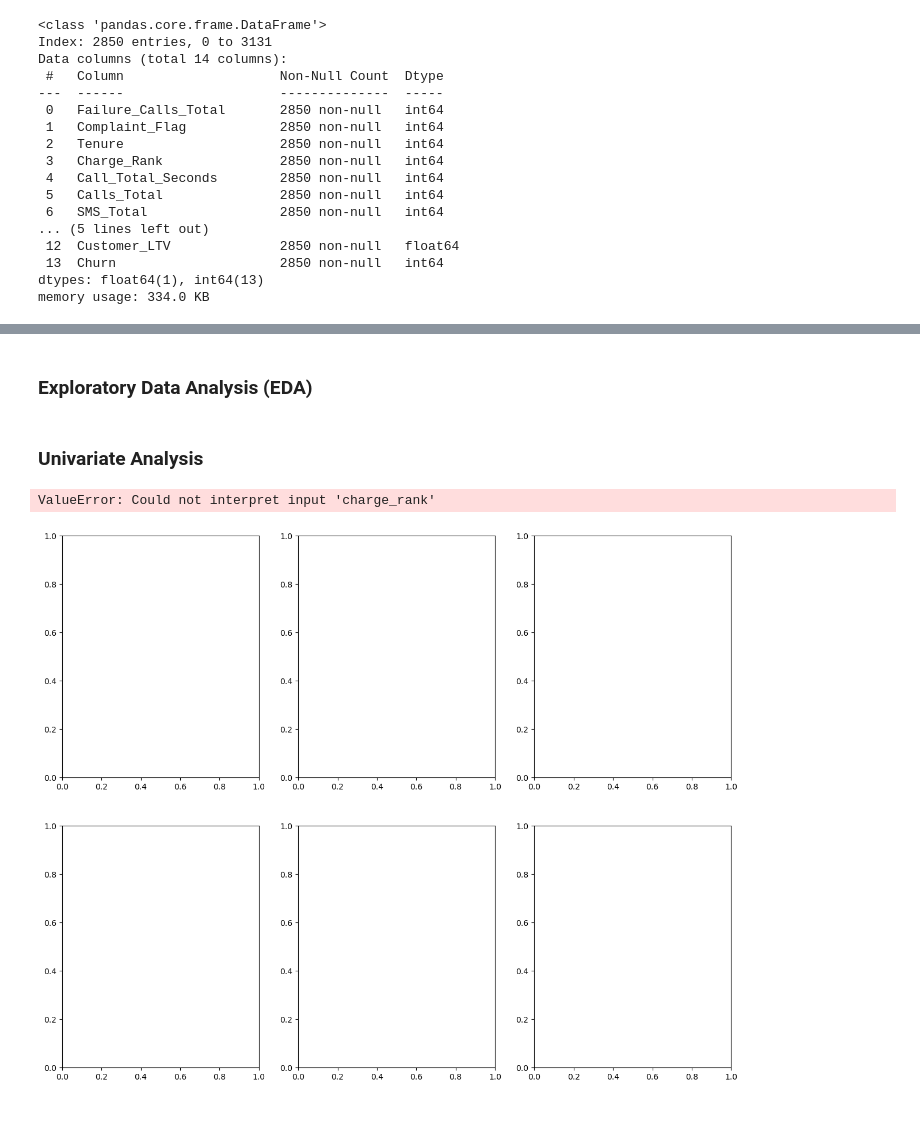
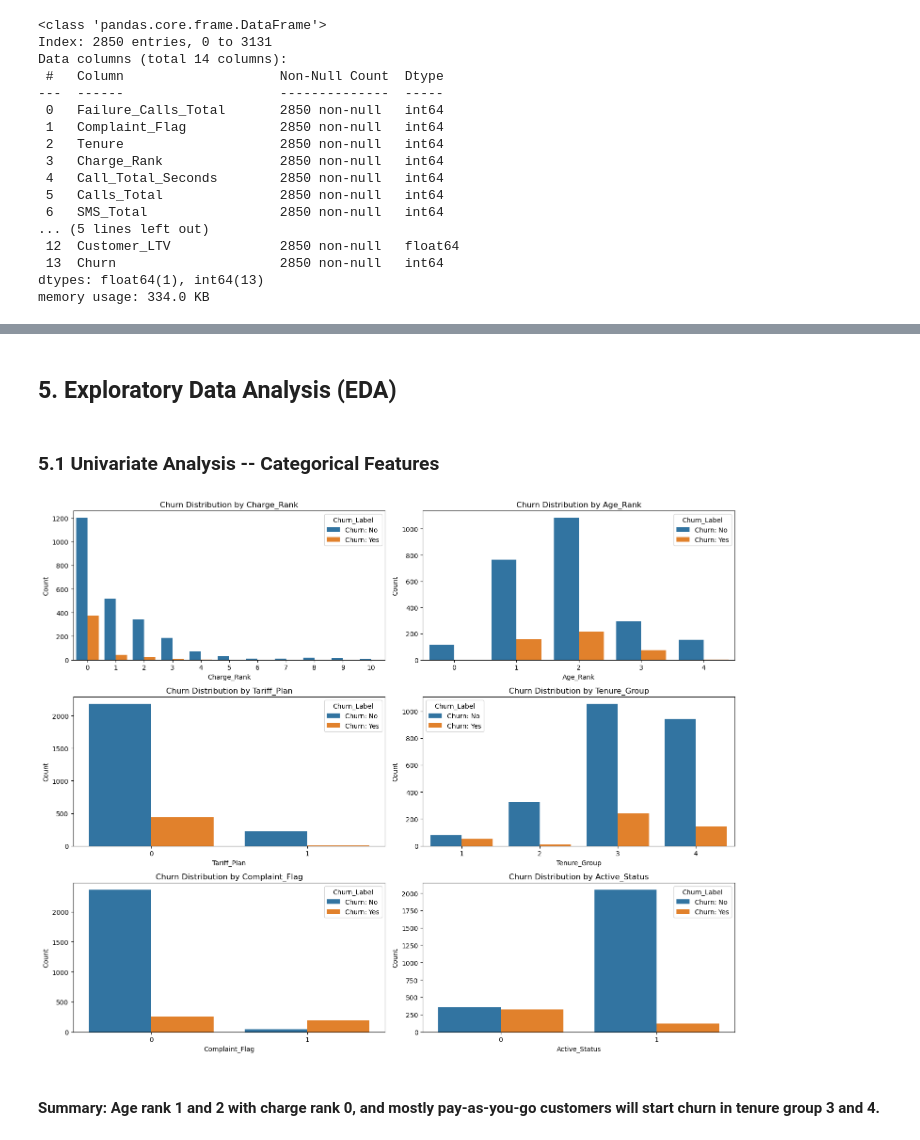
Before and after one commit to FrancisAungThu/TelecomChurnAnalysis, a Jupyter notebook: ChurnAnalysis.ipynb, the cells around one changed output, grey strips where cells are left out. Drawn from its saved outputs; the diff is of its cells as text; code cells hidden in the pictures.

```diff
--- a/ChurnAnalysis.ipynb
+++ b/ChurnAnalysis.ipynb
@@ -205,0 +238,4 @@ df['Active_Status']= df['Active_Status'].replace({2:0})
+# %%
+categorical_features= [ "Charge_Rank", "Age_Rank", "Tariff_Plan", "Tenure_Group", "Complaint_Flag", "Active_Status"]
+numerical_features = [ "Failure_Calls_Total", "Customer_LTV", "Call_Total_Seconds", "Calls_Total", "SMS_Total", "Distinct_Called_No_Total"]
+target = "Churn"
@@ -206,24 +262,25 @@ df['Active_Status']= df['Active_Status'].replace({2:0})
 # %% [markdown]
-### Exploratory Data Analysis (EDA)
+## 5. Exploratory Data Analysis (EDA)
 # %% [markdown]
-### Univariate Analysis
+### 5.1 Univariate Analysis -- Categorical Features
-# %%
-# Create a grid of count plots for each categorical variable
-fig, axes = plt.subplots(2, 3, figsize=(15, 12))  # 2x3 grid for 6 plots
-
-# Flatten axes array for easy iteration
-axes = axes.flatten()
-
-# Loop through categorical columns and create a count plot for each on the grid
-for i, column in enumerate(categorical_features):
-    sns.countplot(data=df, x=column, hue='churn', ax=axes[i])
-    axes[i].set_title(f"Churn Distribution by {column}")
-    axes[i].set_xlabel(column)
-    axes[i].set_ylabel("Count")
-
-# Adjust layout for clarity
-plt.tight_layout()
-plt.show()
-# %% [output]
-ValueError: Could not interpret input 'charge_rank'
-[figure, removed]
+# %%
+# Create a grid of count plots for each categorical variable
+fig, axes = plt.subplots(3, 2, figsize=(15, 12))  # 2x3 grid for 6 plots
+
+# Flatten axes array for easy iteration
+axes = axes.flatten()
+
+# Loop through categorical columns and create a count plot for each on the grid
+for i, column in enumerate(categorical_features):
+    sns.countplot(data=df, x=column, hue='Churn_Label', ax=axes[i])
+    axes[i].set_title(f"Churn Distribution by {column}")
+    axes[i].set_xlabel(column)
+    axes[i].set_ylabel("Count")
+
+# Adjust layout for clarity
+plt.tight_layout()
+plt.show()
+# %% [output]
+[figure, added]
+# %% [markdown]
+#### Summary: Age rank 1 and 2 with charge rank 0, and mostly pay-as-you-go customers will start churn in tenure group 3 and 4.
```
Also changed, not shown: parts of 29 cells of this notebook.
